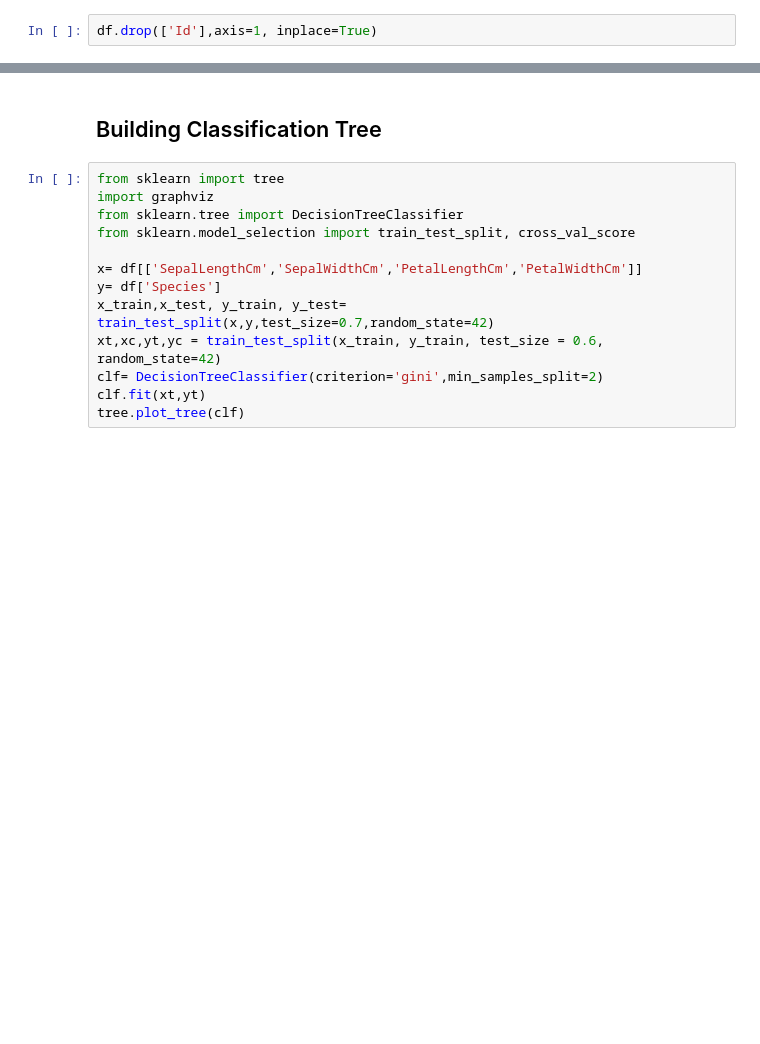
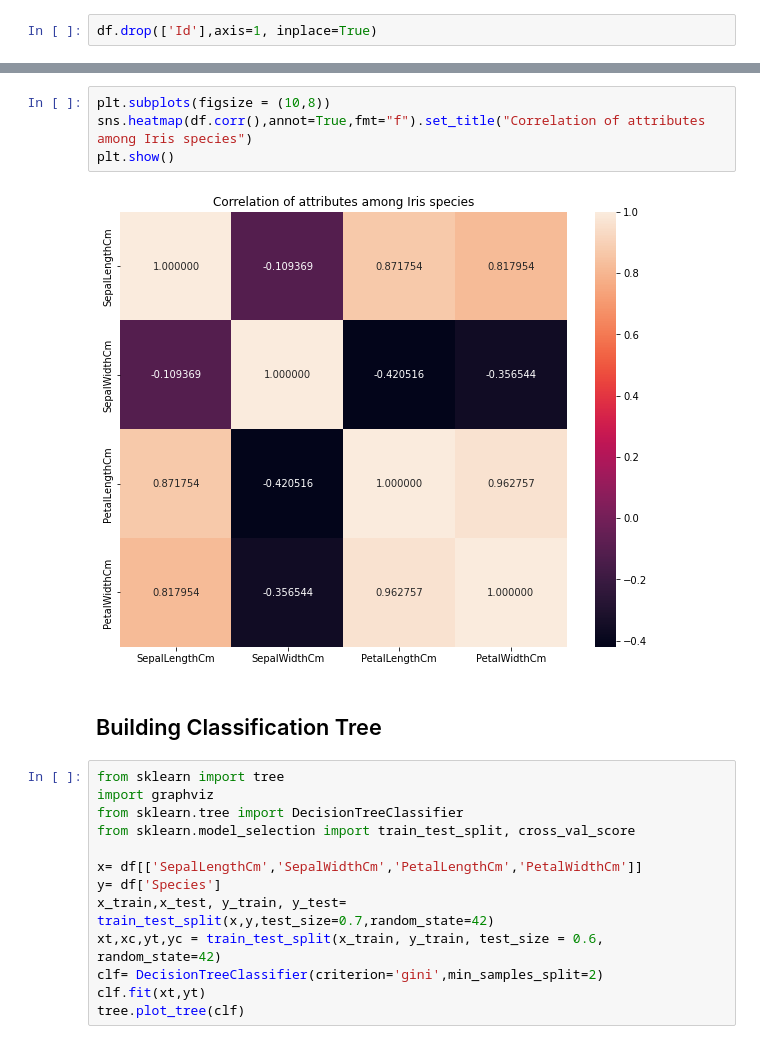
Before and after one commit to Oishi19/Iris-Classification-, a Jupyter notebook: Iris_DecisionTree.ipynb, the cells around one changed output, grey strips where cells are left out. Saved outputs shown, nothing was run; the diff lists cells and outputs as text; blank space fills up the shorter version.

```diff
--- a/Iris_DecisionTree.ipynb
+++ b/Iris_DecisionTree.ipynb
@@ -82,3 +110,9 @@ df.drop(['Id'],axis=1, inplace=True)
+# %%
+plt.subplots(figsize = (10,8))
+sns.heatmap(df.corr(),annot=True,fmt="f").set_title("Correlation of attributes among Iris species")
+plt.show()
+# %% [output]
+[figure, added]
 # %% [markdown]
 ## Building Classification Tree
 # %%
```
Also changed, not shown: parts of 9 cells of this notebook.
